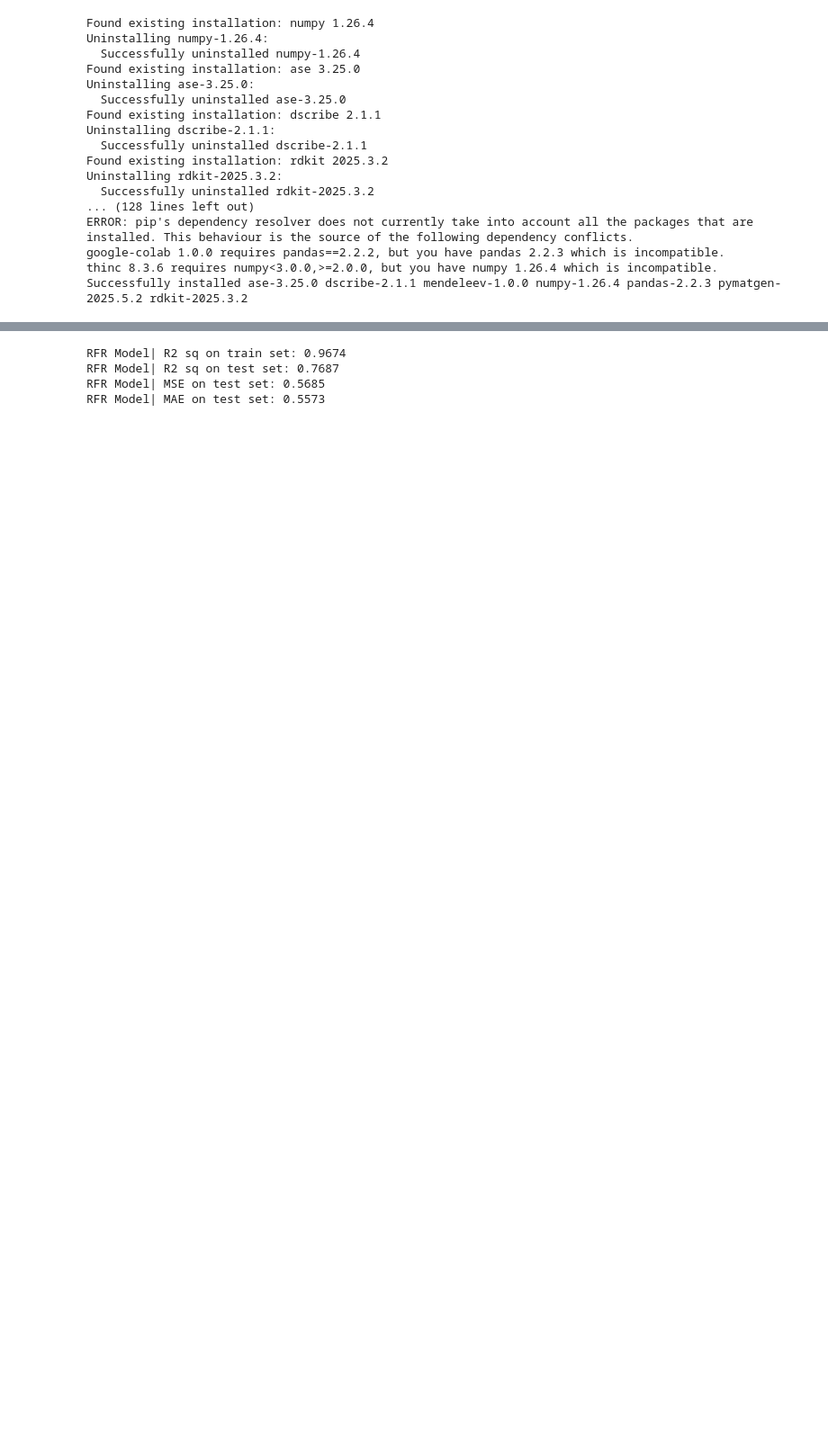
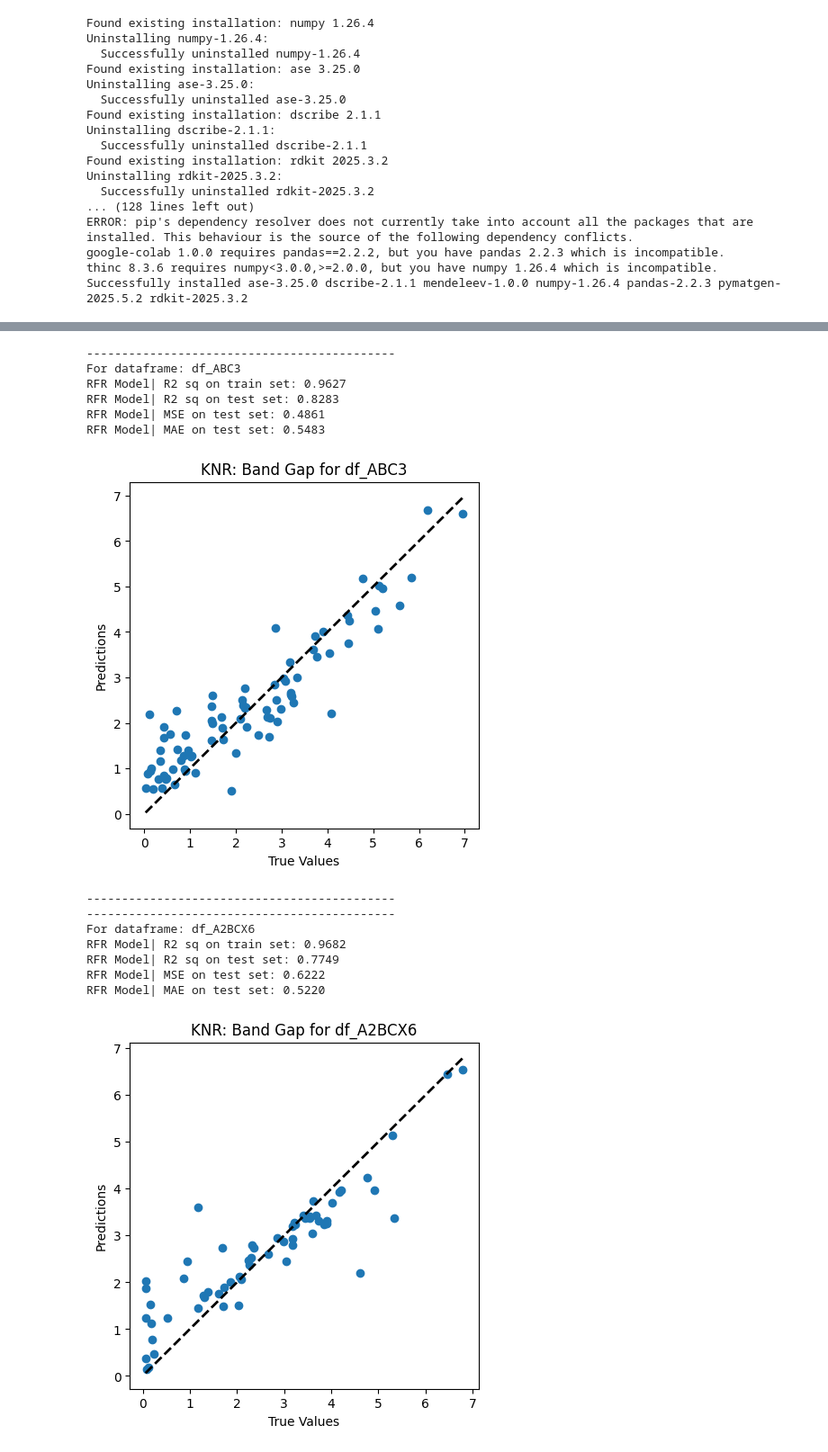
Before and after one commit to goetzdominik/Digichem, a Jupyter notebook: digichem_combined_24_05_2025.ipynb, the cells around one changed output, grey strips where cells are left out. Shown at 90% size. Drawn from its saved outputs; the diff is of its cells as text; code cells hidden in the pictures; blank space fills up the shorter version.

```diff
--- a/digichem_combined_24_05_2025.ipynb
+++ b/digichem_combined_24_05_2025.ipynb
@@ -807,16 +1048,69 @@ y_predicted8 = rfr.predict(X_test8)
 # %%
-print('RFR Model| R2 sq on train set: %.4f'% rfr_score)
-print('RFR Model| R2 sq on test set: %.4f'% rfr_score1)
-print('RFR Model| MSE on test set: %.4f'% mean_squared_error(y_test8, y_predicted8))
-print('RFR Model| MAE on test set: %.4f'% mean_absolute_error(y_test8, y_predicted8))
+#loop over all dataframes and train model RFR
+from sklearn.ensemble import RandomForestRegressor
+counter = 0
+for df in dfs_with_properties:
+  X, y = get_X_y(df)
+
+  X_train8, X_test8, y_train8, y_test8 = train_test_split( X, y, test_size=0.1, random_state=9)
+  rfr = GridSearchCV (RandomForestRegressor(),{'max_depth':[None], 'random_state':[0], 'criterion':['squared_error']
+                                              }, cv=5)
+  rfr.fit(X_train8, y_train8)
+  rfr_score = rfr.score(X_train8,y_train8)
+  rfr_score1 = rfr.score(X_test8,y_test8)
+  y_predicted8 = rfr.predict(X_test8)
+
+
+  #calculate permutation based feature importance only for df_total
+  if df_names[counter] == 'df_total':
+
+    results = permutation_importance(rfr, X_test8, y_test8, n_repeats=10, random_state=42)
+    importances = results.importances_mean
+    feature_names = X_test8.columns
+
+    importance_df_RFR = pd.DataFrame({
+        'Feature': feature_names,
+        'Importance': importances
+    })
+
+#print results + scatterplot
+  print('--------------------------------------------')
+  print('For dataframe:', df_names[counter])
+  print('RFR Model| R2 sq on train set: %.4f'% rfr_score)
+  print('RFR Model| R2 sq on test set: %.4f'% rfr_score1)
+  print('RFR Model| MSE on test set: %.4f'% mean_squared_error(y_test8, y_predicted8))
+  print('RFR Model| MAE on test set: %.4f'% mean_absolute_error(y_test8, y_predicted8))
+
+  plt.figure(figsize=(5, 5))
+  plt.plot([y_test8.min(), y_test8.max()], [y_test8.min(), y_test8.max()], 'k--', lw=2)
+  plt.scatter(y_test8, y_predicted8)
+  plt.xlabel("True Values")
+  plt.ylabel("Predictions")
+  plt.title("KNR: Band Gap for " + df_names[counter])
+  plt.savefig(df_names[counter] + "_RFR_band_gap.png", dpi=300)
+  plt.show()
+
+  print('--------------------------------------------')
+  counter += 1
 
 #ergebnisse jonas ohne soaps(sehr nahe an paper)
 #RFR Model| R2 sq on train set: 0.9674
 #RFR Model| R2 sq on test set: 0.7687
 #RFR Model| MSE on test set: 0.5685
 #RFR Model| MAE on test set: 0.5573
 # %% [output]
-RFR Model| R2 sq on train set: 0.9674
-RFR Model| R2 sq on test set: 0.7687
-RFR Model| MSE on test set: 0.5685
-RFR Model| MAE on test set: 0.5573
+--------------------------------------------
+For dataframe: df_ABC3
+RFR Model| R2 sq on train set: 0.9627
+RFR Model| R2 sq on test set: 0.8283
+RFR Model| MSE on test set: 0.4861
+RFR Model| MAE on test set: 0.5483
+[figure, added]
+--------------------------------------------
+--------------------------------------------
+For dataframe: df_A2BCX6
+RFR Model| R2 sq on train set: 0.9682
+RFR Model| R2 sq on test set: 0.7749
+RFR Model| MSE on test set: 0.6222
+RFR Model| MAE on test set: 0.5220
+[figure, added]
```
Also changed, not shown: parts of 25 cells of this notebook.
